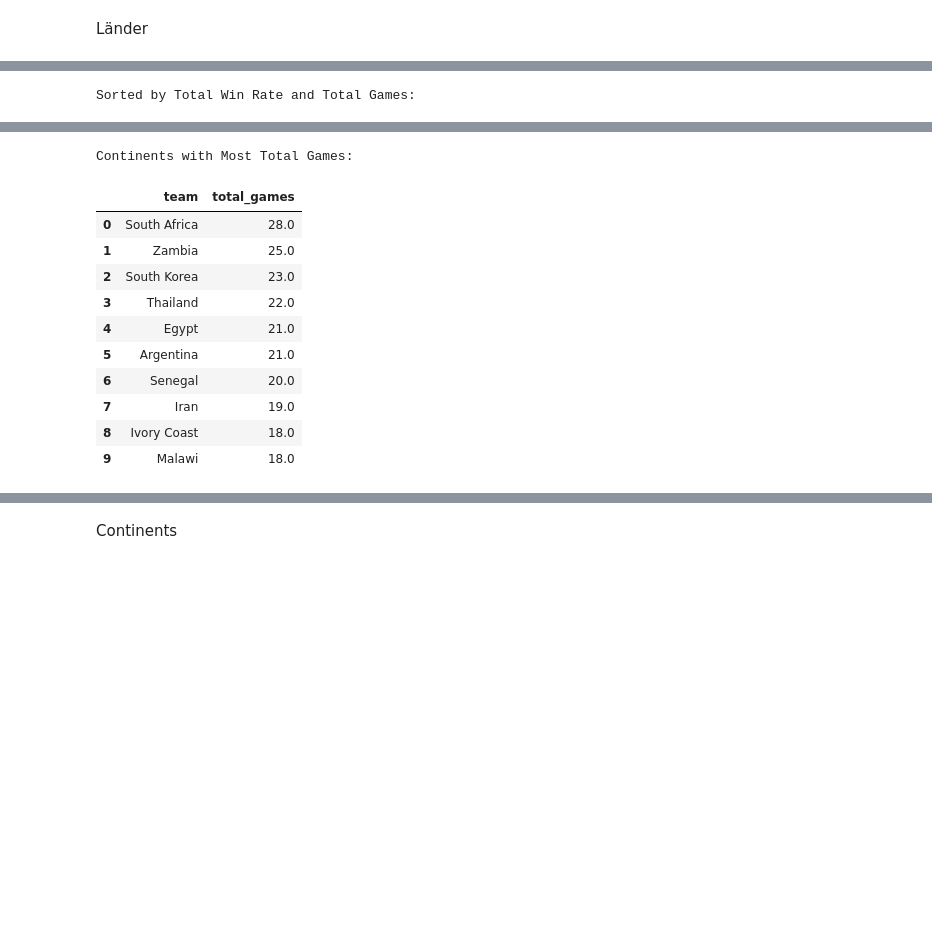
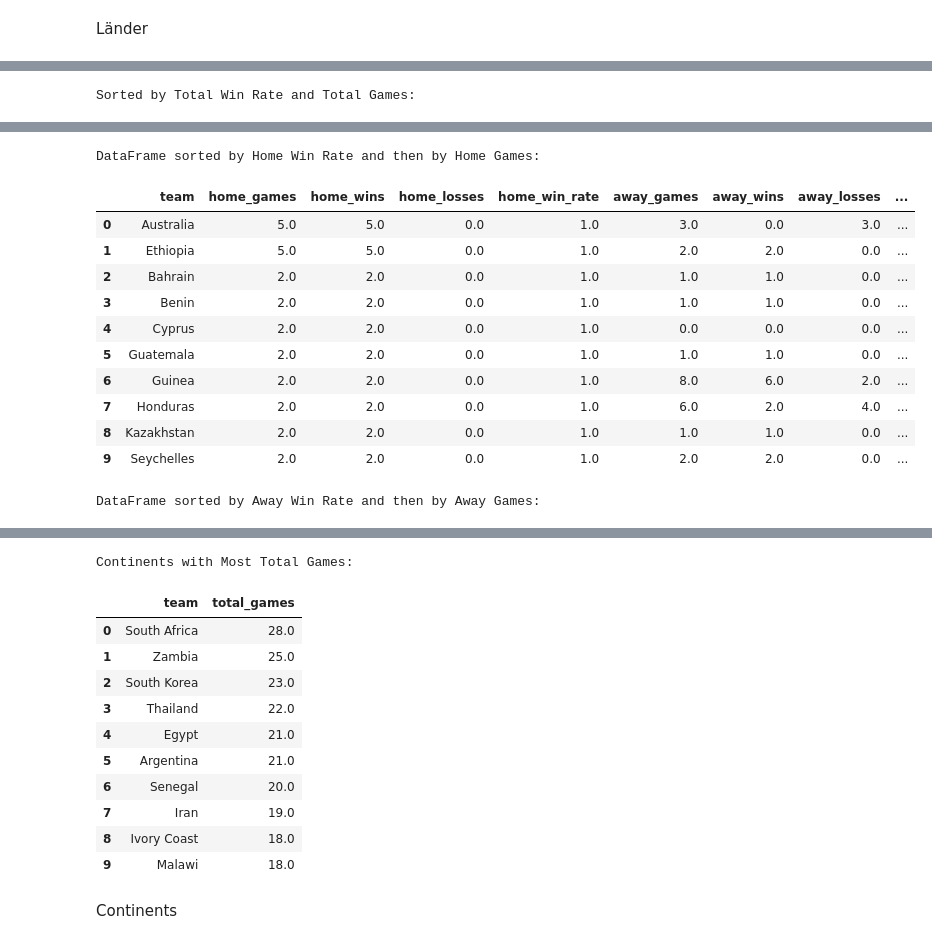
Before and after one commit to NiklasSeitherDHBW/Fussballergebnisse, a Jupyter notebook: Kontinente_Länder_Carlo.ipynb, the cells around one changed output, grey strips where cells are left out. Drawn from its saved outputs; the diff is of its cells as text; code cells hidden in the pictures; blank space fills up the shorter version.

```diff
--- a/Kontinente_Länder_Carlo.ipynb
+++ b/Kontinente_Länder_Carlo.ipynb
@@ -714,14 +939,14 @@ Countries with the Most Goals Scored:
 # %%
 
 
-# Function to calculate win rates handling zero division
+# Funktion zur Berechnung der Gewinnrate mit Behandlung von Null-Division
 def calculate_win_rate(wins, games):
     if games == 0:
         return 0
     else:
         return wins / games
 
-# Calculate statistics for home games
+# Statistiken für Heimspiele berechnen
 home_stats = df_shootouts.groupby('home_team').agg(
     home_games=('home_team', 'size'),
     home_wins=('winner', lambda x: (x == df_shootouts.loc[x.index, 'home_team']).sum()),
@@ -730,7 +955,7 @@ home_stats = df_shootouts.groupby('home_team').agg(
 home_stats['home_win_rate'] = home_stats.apply(lambda row: calculate_win_rate(row['home_wins'], row['home_games']), axis=1)
 home_stats.rename(columns={'home_team': 'team'}, inplace=True)
 
-# Calculate statistics for away games
+# Statistiken für Auswärtsspiele berechnen
 away_stats = df_shootouts.groupby('away_team').agg(
     away_games=('away_team', 'size'),
     away_wins=('winner', lambda x: (x == df_shootouts.loc[x.index, 'away_team']).sum()),
@@ -739,52 +964,71 @@ away_stats = df_shootouts.groupby('away_team').agg(
 away_stats['away_win_rate'] = away_stats.apply(lambda row: calculate_win_rate(row['away_wins'], row['away_games']), axis=1)
 away_stats.rename(columns={'away_team': 'team'}, inplace=True)
 
-# Merge home and away statistics
+# Zusammenführen der Heim- und Auswärtsstatistiken
 total_stats = pd.merge(home_stats, away_stats, on='team', how='outer').fillna(0)
 
-# Calculate total statistics
+# Berechnung der Gesamtstatistiken
 total_stats['total_games'] = total_stats['home_games'] + total_stats['away_games']
 total_stats['total_wins'] = total_stats['home_wins'] + total_stats['away_wins']
 total_stats['total_losses'] = total_stats['home_losses'] + total_stats['away_losses']
 total_stats['total_win_rate'] = total_stats.apply(lambda row: calculate_win_rate(row['total_wins'], row['total_games']), axis=1)
 
-# Sort by total win rate and total games in descending order
+# Sortieren nach Gesamtgewinnrate und Gesamtspielen in absteigender Reihenfolge
 sorted_total_stats = total_stats.sort_values(by=['total_win_rate', 'total_games'], ascending=[False, False]).reset_index(drop=True)
 sorted_total_stats = sorted_total_stats.head(10)
-# DataFrame sorted by total games in descending order
-most_games_stats = total_stats.sort_values(by='total_games', ascending=False).reset_index(drop=True)
-most_games_stats = most_games_stats.head(10)
-# Display the sorted DataFrame by win rate
+
+# DataFrame sortiert nach Heimgewinnrate und dann nach den meisten Heimspielen
+sorted_by_home_win_rate = total_stats.sort_values(by=['home_win_rate', 'home_games'], ascending=[False, False]).reset_index(drop=True)
+sorted_by_home_win_rate = sorted_by_home_win_rate.head(10)
+
+# DataFrame sortiert nach Auswärtsgewinnrate und dann nach den meisten Auswärtsspielen
+sorted_by_away_win_rate = total_stats.sort_values(by=['away_win_rate', 'away_games'], ascending=[False, False]).reset_index(drop=True)
+sorted_by_away_win_rate = sorted_by_away_win_rate.head(10)
+
+# Ausgabe der sortierten DataFrames
 print("Sorted by Total Win Rate and Total Games:")
 display(sorted_total_stats[['team', 'home_games', 'home_wins', 'home_losses', 'home_win_rate',
                             'away_games', 'away_wins', 'away_losses', 'away_win_rate',
                             'total_games', 'total_wins', 'total_losses', 'total_win_rate']])
 
-# Display the DataFrame with the most total games
+print("\nDataFrame sorted by Home Win Rate and then by Home Games:")
+display(sorted_by_home_win_rate[['team', 'home_games', 'home_wins', 'home_losses', 'home_win_rate',
+                                 'away_games', 'away_wins', 'away_losses', 'away_win_rate',
+                                 'total_games', 'total_wins', 'total_losses', 'total_win_rate']])
+
+print("\nDataFrame sorted by Away Win Rate and then by Away Games:")
+display(sorted_by_away_win_rate[['team', 'home_games', 'home_wins', 'home_losses', 'home_win_rate',
+                                 'away_games', 'away_wins', 'away_losses', 'away_win_rate',
+                                 'total_games', 'total_wins', 'total_losses', 'total_win_rate']])
+
+# DataFrame mit den meisten Gesamtspielen
+most_games_stats = total_stats.sort_values(by='total_games', ascending=False).reset_index(drop=True)
+most_games_stats = most_games_stats.head(10)
 print("\nContinents with Most Total Games:")
 display(most_games_stats[['team', 'total_games']])
 # %% [output]
 Sorted by Total Win Rate and Total Games:
 |  | team | home_games | home_wins | home_losses | home_win_rate | away_games | away_wins | away_losses | ... |
 | 0 | Ethiopia | 5.0 | 5.0 | 0.0 | 1.0 | 2.0 | 2.0 | 0.0 | ... |
 | 1 | Seychelles | 2.0 | 2.0 | 0.0 | 1.0 | 2.0 | 2.0 | 0.0 | ... |
 | 2 | Bahrain | 2.0 | 2.0 | 0.0 | 1.0 | 1.0 | 1.0 | 0.0 | ... |
 | 3 | Benin | 2.0 | 2.0 | 0.0 | 1.0 | 1.0 | 1.0 | 0.0 | ... |
 | 4 | Guatemala | 2.0 | 2.0 | 0.0 | 1.0 | 1.0 | 1.0 | 0.0 | ... |
 | 5 | Kazakhstan | 2.0 | 2.0 | 0.0 | 1.0 | 1.0 | 1.0 | 0.0 | ... |
 | 6 | Antigua and Barbuda | 1.0 | 1.0 | 0.0 | 1.0 | 1.0 | 1.0 | 0.0 | ... |
 | 7 | Belgium | 1.0 | 1.0 | 0.0 | 1.0 | 1.0 | 1.0 | 0.0 | ... |
 | 8 | Cyprus | 2.0 | 2.0 | 0.0 | 1.0 | 0.0 | 0.0 | 0.0 | ... |
 | 9 | Iceland | 0.0 | 0.0 | 0.0 | 0.0 | 2.0 | 2.0 | 0.0 | ... |
-Continents with Most Total Games:
+DataFrame sorted by Home Win Rate and then by Home Games:
-|  | team | total_games |
-| 0 | South Africa | 28.0 |
-| 1 | Zambia | 25.0 |
-| 2 | South Korea | 23.0 |
-| 3 | Thailand | 22.0 |
-| 4 | Egypt | 21.0 |
-| 5 | Argentina | 21.0 |
-| 6 | Senegal | 20.0 |
-| 7 | Iran | 19.0 |
-| 8 | Ivory Coast | 18.0 |
-| 9 | Malawi | 18.0 |
+|  | team | home_games | home_wins | home_losses | home_win_rate | away_games | away_wins | away_losses | ... |
+| 0 | Australia | 5.0 | 5.0 | 0.0 | 1.0 | 3.0 | 0.0 | 3.0 | ... |
+| 1 | Ethiopia | 5.0 | 5.0 | 0.0 | 1.0 | 2.0 | 2.0 | 0.0 | ... |
+| 2 | Bahrain | 2.0 | 2.0 | 0.0 | 1.0 | 1.0 | 1.0 | 0.0 | ... |
+| 3 | Benin | 2.0 | 2.0 | 0.0 | 1.0 | 1.0 | 1.0 | 0.0 | ... |
+| 4 | Cyprus | 2.0 | 2.0 | 0.0 | 1.0 | 0.0 | 0.0 | 0.0 | ... |
+| 5 | Guatemala | 2.0 | 2.0 | 0.0 | 1.0 | 1.0 | 1.0 | 0.0 | ... |
+| 6 | Guinea | 2.0 | 2.0 | 0.0 | 1.0 | 8.0 | 6.0 | 2.0 | ... |
+| 7 | Honduras | 2.0 | 2.0 | 0.0 | 1.0 | 6.0 | 2.0 | 4.0 | ... |
+| 8 | Kazakhstan | 2.0 | 2.0 | 0.0 | 1.0 | 1.0 | 1.0 | 0.0 | ... |
+| 9 | Seychelles | 2.0 | 2.0 | 0.0 | 1.0 | 2.0 | 2.0 | 0.0 | ... |
+DataFrame sorted by Away Win Rate and then by Away Games:
@@ -791,3 +1046,15 @@ Continents with Most Total Games:
+Continents with Most Total Games:
+|  | team | total_games |
+| 0 | South Africa | 28.0 |
+| 1 | Zambia | 25.0 |
+| 2 | South Korea | 23.0 |
+| 3 | Thailand | 22.0 |
+| 4 | Egypt | 21.0 |
+| 5 | Argentina | 21.0 |
+| 6 | Senegal | 20.0 |
+| 7 | Iran | 19.0 |
+| 8 | Ivory Coast | 18.0 |
+| 9 | Malawi | 18.0 |
 # %% [markdown]
 Continents
 # %%
```
Also changed, not shown: parts of 21 cells of this notebook.
